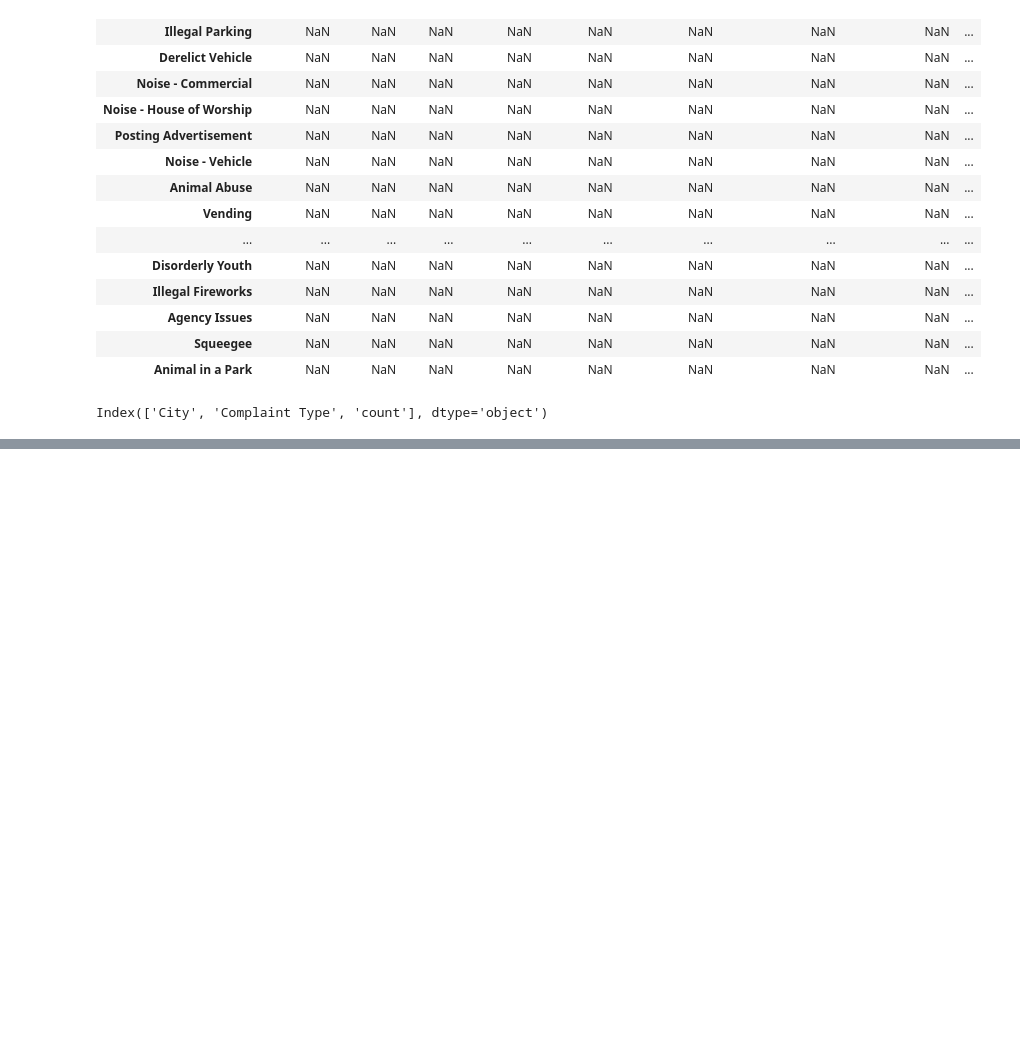
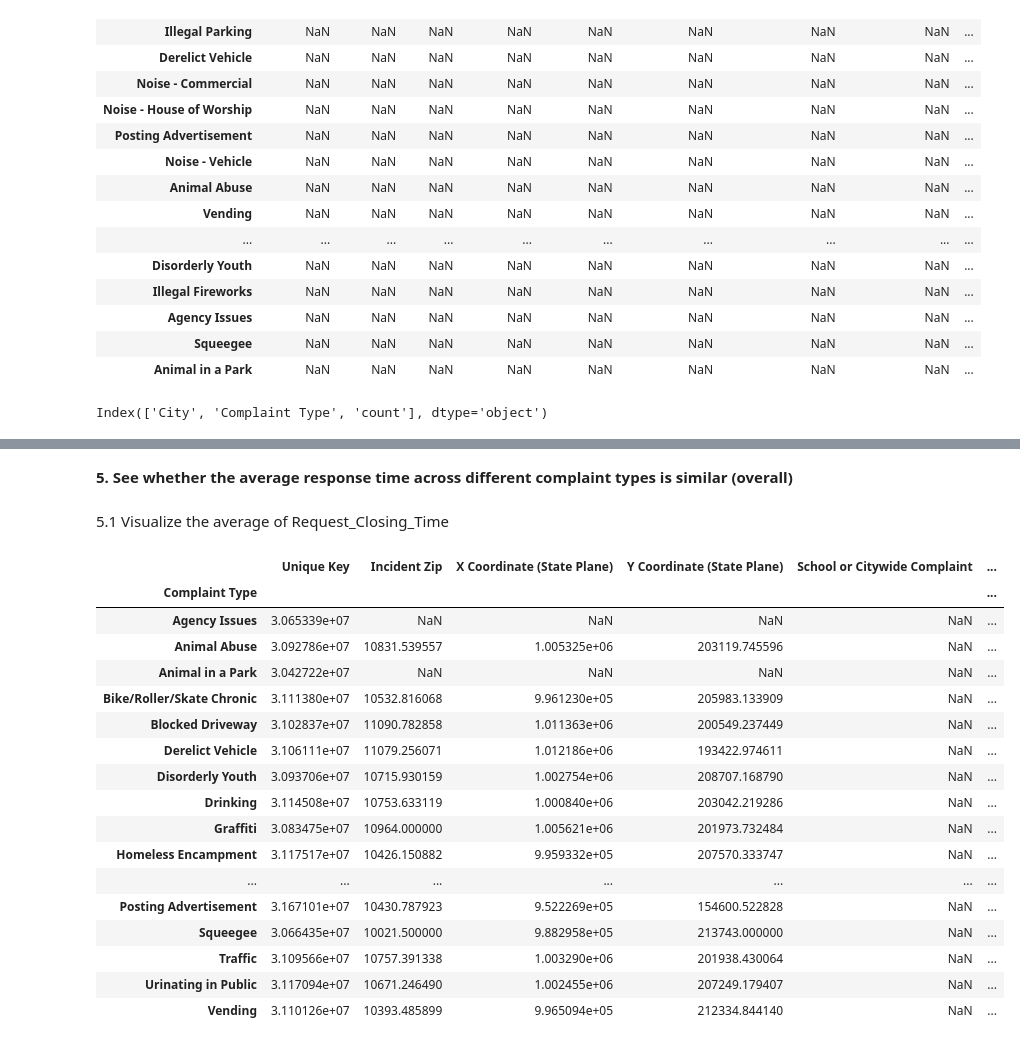
Before and after one commit to kartikgupta89/datascience-sp, a Jupyter notebook: sp1-customer-service-requests-analysis.ipynb, the cells around one changed output, grey strips where cells are left out. Drawn from its saved outputs; the diff is of its cells as text; code cells hidden in the pictures; blank space fills up the shorter version.

Commit message:
Kaggle Notebook | SP1: Customer Service Requests Analysis | Version 4 | to be submitted

```diff
--- a/sp1-customer-service-requests-analysis.ipynb
+++ b/sp1-customer-service-requests-analysis.ipynb
@@ -724,0 +756,3 @@ new_copy
+# %%
+csr_1['elapsed time']=time_elapsed
+csr_1['elapsed time'].head()
@@ -724,0 +787,26 @@ new_copy
+# %% [markdown]
+**5. See whether the average response time across different
+complaint types is similar (overall)**
+# %% [markdown]
+5.1 Visualize the average of Request_Closing_Time
+# %%
+csr_1.groupby(by=['Complaint Type']).mean(['elapsed time'])
+# %% [output]
+|  | Unique Key | Incident Zip | X Coordinate (State Plane) | Y Coordinate (State Plane) | School or Citywide Complaint | ... |
+| Complaint Type |  |  |  |  |  | ... |
+| Agency Issues | 3.065339e+07 | NaN | NaN | NaN | NaN | ... |
+| Animal Abuse | 3.092786e+07 | 10831.539557 | 1.005325e+06 | 203119.745596 | NaN | ... |
+| Animal in a Park | 3.042722e+07 | NaN | NaN | NaN | NaN | ... |
+| Bike/Roller/Skate Chronic | 3.111380e+07 | 10532.816068 | 9.961230e+05 | 205983.133909 | NaN | ... |
+| Blocked Driveway | 3.102837e+07 | 11090.782858 | 1.011363e+06 | 200549.237449 | NaN | ... |
+| Derelict Vehicle | 3.106111e+07 | 11079.256071 | 1.012186e+06 | 193422.974611 | NaN | ... |
+| Disorderly Youth | 3.093706e+07 | 10715.930159 | 1.002754e+06 | 208707.168790 | NaN | ... |
+| Drinking | 3.114508e+07 | 10753.633119 | 1.000840e+06 | 203042.219286 | NaN | ... |
+| Graffiti | 3.083475e+07 | 10964.000000 | 1.005621e+06 | 201973.732484 | NaN | ... |
+| Homeless Encampment | 3.117517e+07 | 10426.150882 | 9.959332e+05 | 207570.333747 | NaN | ... |
+| ... | ... | ... | ... | ... | ... | ... |
+| Posting Advertisement | 3.167101e+07 | 10430.787923 | 9.522269e+05 | 154600.522828 | NaN | ... |
+| Squeegee | 3.066435e+07 | 10021.500000 | 9.882958e+05 | 213743.000000 | NaN | ... |
+| Traffic | 3.109566e+07 | 10757.391338 | 1.003290e+06 | 201938.430064 | NaN | ... |
+| Urinating in Public | 3.117094e+07 | 10671.246490 | 1.002455e+06 | 207249.179407 | NaN | ... |
+| Vending | 3.110126e+07 | 10393.485899 | 9.965094e+05 | 212334.844140 | NaN | ... |
```
Also changed, not shown: parts of 48 cells of this notebook.
